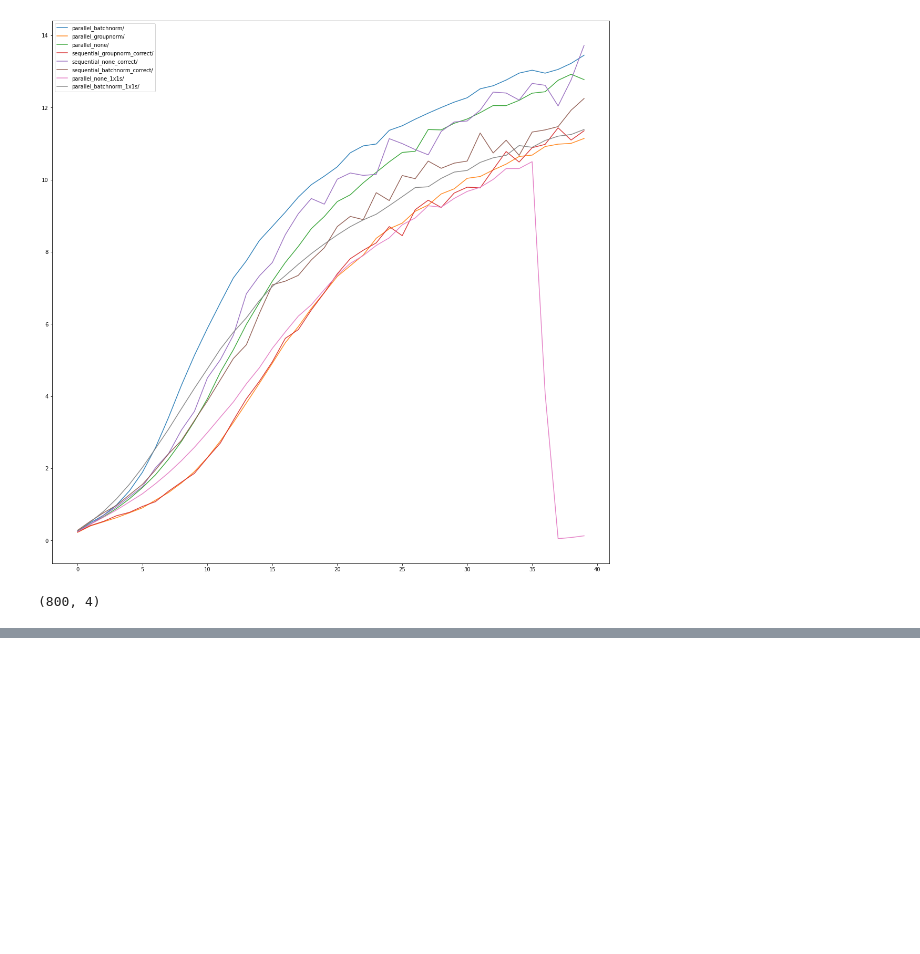
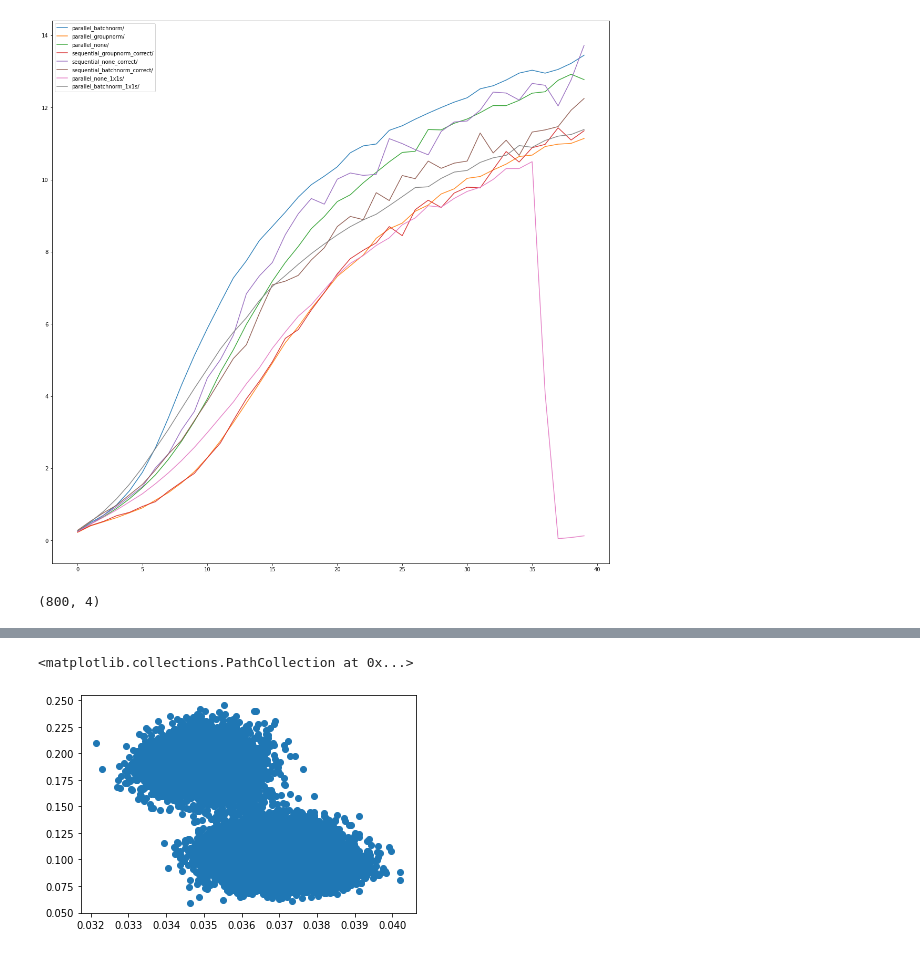
Before and after one commit to HastingsGreer/InverseConsistency, a Jupyter notebook: notebooks/InvestigateLosses.ipynb, the cells around one changed output, grey strips where cells are left out. Saved outputs shown, nothing was run; the diff lists cells and outputs as text; code cells hidden in the pictures; blank space fills up the shorter version.

```diff
--- a/notebooks/InvestigateLosses.ipynb
+++ b/notebooks/InvestigateLosses.ipynb
@@ -58,0 +73,5 @@ c.shape
+# %%
+plt.scatter(loss[40000:, 1], loss[40000:, 2])
+# %% [output]
+<matplotlib.collections.PathCollection at 0x...>
+[figure, added]
```
Also changed, not shown: parts of 5 cells of this notebook, 1 other file.
